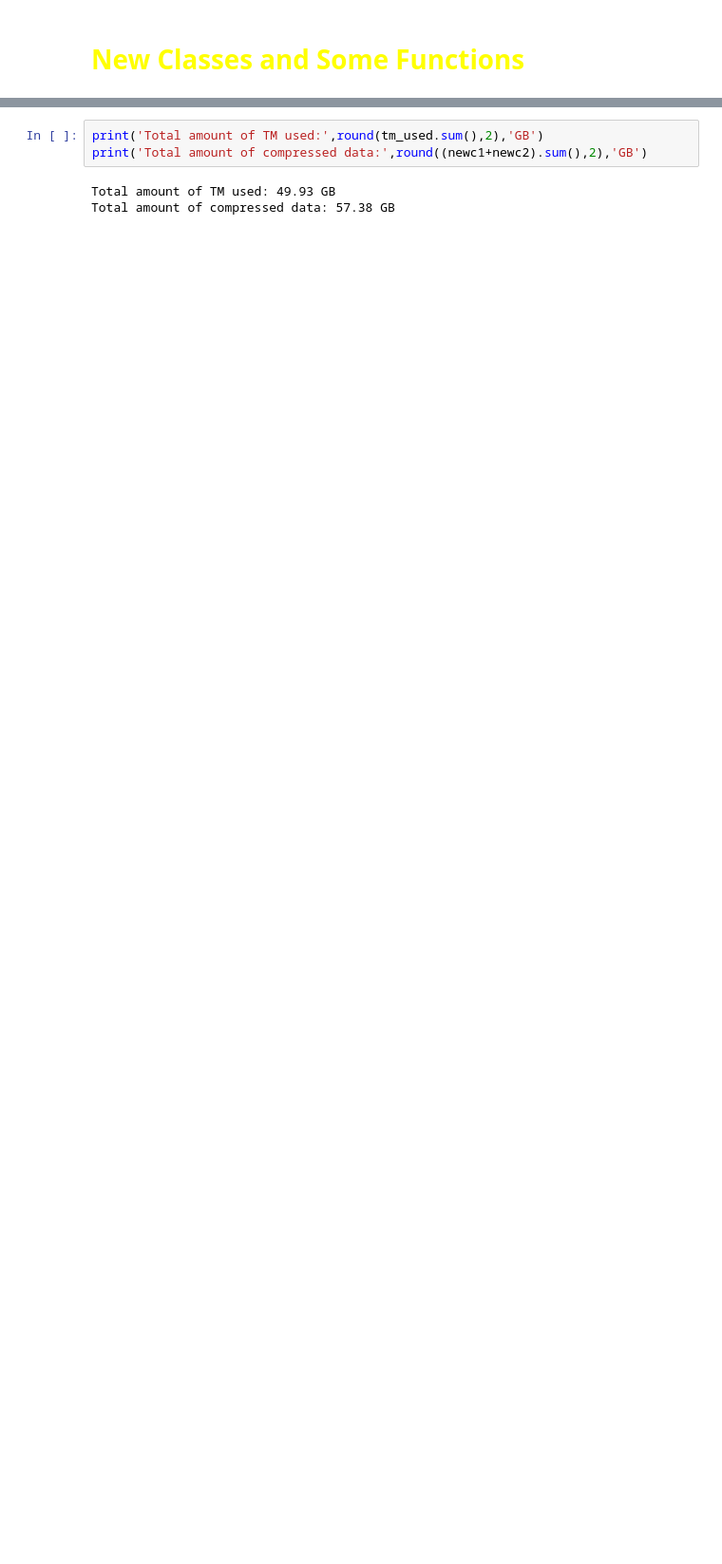
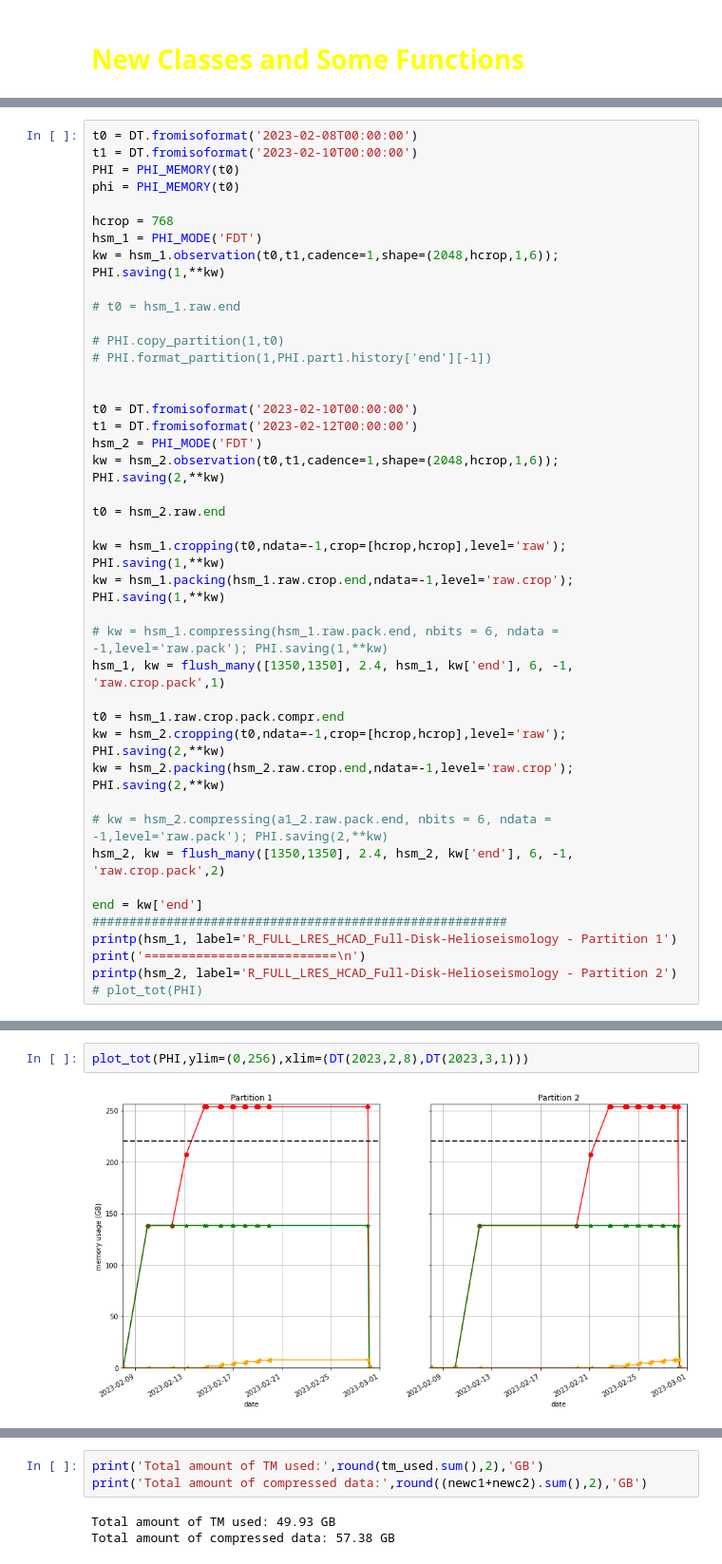
Before and after one commit to dcalc/PHI_TMtool, a Jupyter notebook: NMP2_RSW789_v1.ipynb, the cells around one changed output, grey strips where cells are left out. Shown at 95% size. Drawn from its saved outputs; the diff is of its cells as text; blank space fills up the shorter version.

```diff
--- a/NMP2_RSW789_v1.ipynb
+++ b/NMP2_RSW789_v1.ipynb
@@ -1746,0 +262,42 @@ plt.gcf().autofmt_xdate()
+# %%
+t0 = DT.fromisoformat('2023-02-08T00:00:00')
+t1 = DT.fromisoformat('2023-02-10T00:00:00')
+PHI = PHI_MEMORY(t0)
+phi = PHI_MEMORY(t0)
+
+hcrop = 768
+hsm_1 = PHI_MODE('FDT')
+kw = hsm_1.observation(t0,t1,cadence=1,shape=(2048,hcrop,1,6)); PHI.saving(1,**kw)
+
+# t0 = hsm_1.raw.end
+
+# PHI.copy_partition(1,t0)
+# PHI.format_partition(1,PHI.part1.history['end'][-1])
+
+
+t0 = DT.fromisoformat('2023-02-10T00:00:00')
+t1 = DT.fromisoformat('2023-02-12T00:00:00')
+hsm_2 = PHI_MODE('FDT')
+kw = hsm_2.observation(t0,t1,cadence=1,shape=(2048,hcrop,1,6)); PHI.saving(2,**kw)
+
+t0 = hsm_2.raw.end
+
+kw = hsm_1.cropping(t0,ndata=-1,crop=[hcrop,hcrop],level='raw'); PHI.saving(1,**kw)
+kw = hsm_1.packing(hsm_1.raw.crop.end,ndata=-1,level='raw.crop'); PHI.saving(1,**kw)
+
+# kw = hsm_1.compressing(hsm_1.raw.pack.end, nbits = 6, ndata = -1,level='raw.pack'); PHI.saving(1,**kw)
+hsm_1, kw = flush_many([1350,1350], 2.4, hsm_1, kw['end'], 6, -1, 'raw.crop.pack',1)
+
+t0 = hsm_1.raw.crop.pack.compr.end
+kw = hsm_2.cropping(t0,ndata=-1,crop=[hcrop,hcrop],level='raw'); PHI.saving(2,**kw)
+kw = hsm_2.packing(hsm_2.raw.crop.end,ndata=-1,level='raw.crop'); PHI.saving(2,**kw)
+
+# kw = hsm_2.compressing(a1_2.raw.pack.end, nbits = 6, ndata = -1,level='raw.pack'); PHI.saving(2,**kw)
+hsm_2, kw = flush_many([1350,1350], 2.4, hsm_2, kw['end'], 6, -1, 'raw.crop.pack',2)
+
+end = kw['end']
+########################################################
+printp(hsm_1, label='R_FULL_LRES_HCAD_Full-Disk-Helioseismology - Partition 1')
+print('==========================\n')
+printp(hsm_2, label='R_FULL_LRES_HCAD_Full-Disk-Helioseismology - Partition 2')
+# plot_tot(PHI)
@@ -1746,0 +343,4 @@ plt.gcf().autofmt_xdate()
+# %%
+plot_tot(PHI,ylim=(0,256),xlim=(DT(2023,2,8),DT(2023,3,1)))
+# %% [output]
+[figure, added]
```
Also changed, not shown: parts of 190 cells of this notebook, 4 other files.
